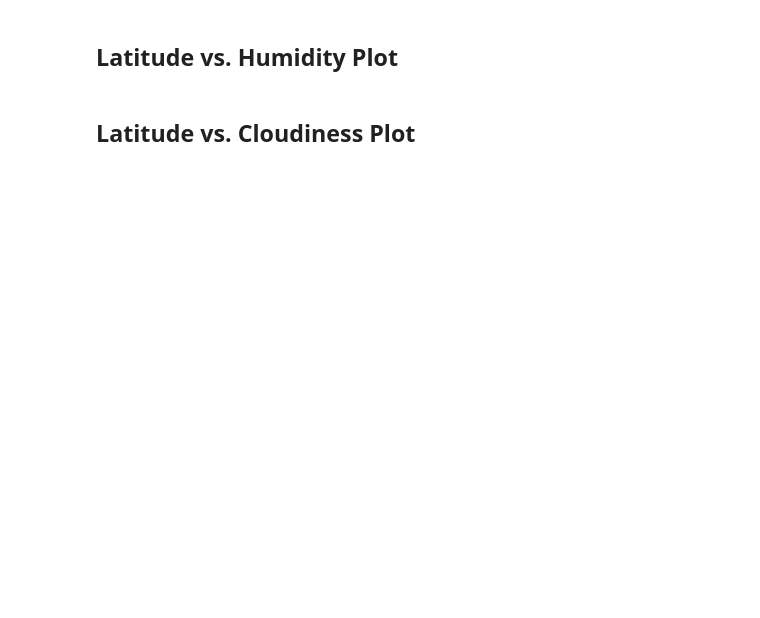
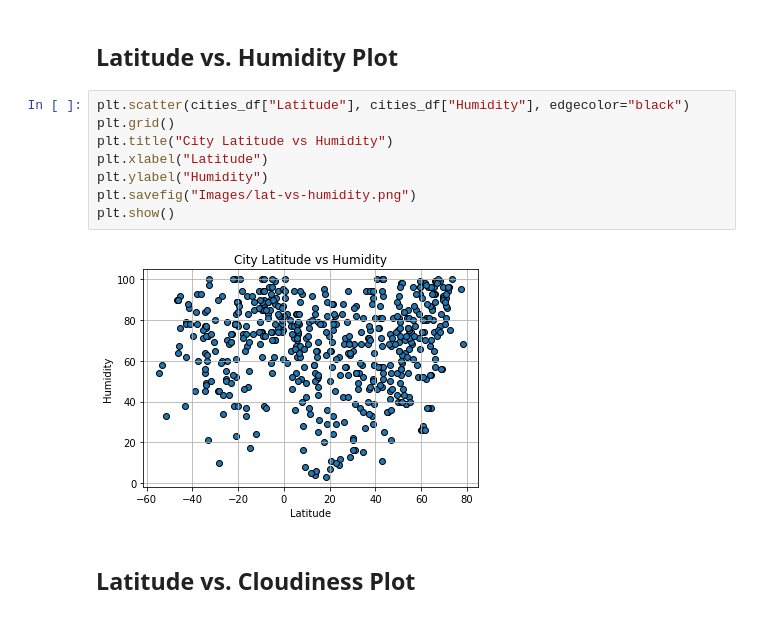
Before and after one commit to abhikenobi/API-Challenge, a Jupyter notebook: Part 1 WeatherPy.ipynb, the cells around one changed output. Cells and saved outputs as stored; diff of their text form; blank space fills up the shorter version.

```diff
--- a/Part 1 WeatherPy.ipynb
+++ b/Part 1 WeatherPy.ipynb
@@ -303,4 +310,14 @@ cities_df.describe()
 # %% [markdown]
 ## Latitude vs. Humidity Plot
+# %%
+plt.scatter(cities_df["Latitude"], cities_df["Humidity"], edgecolor="black")
+plt.grid()
+plt.title("City Latitude vs Humidity")
+plt.xlabel("Latitude")
+plt.ylabel("Humidity")
+plt.savefig("Images/lat-vs-humidity.png")
+plt.show()
+# %% [output]
+[figure, added]
 # %% [markdown]
 ## Latitude vs. Cloudiness Plot
```
Also changed, not shown: parts of 21 cells of this notebook, 14 other files.
